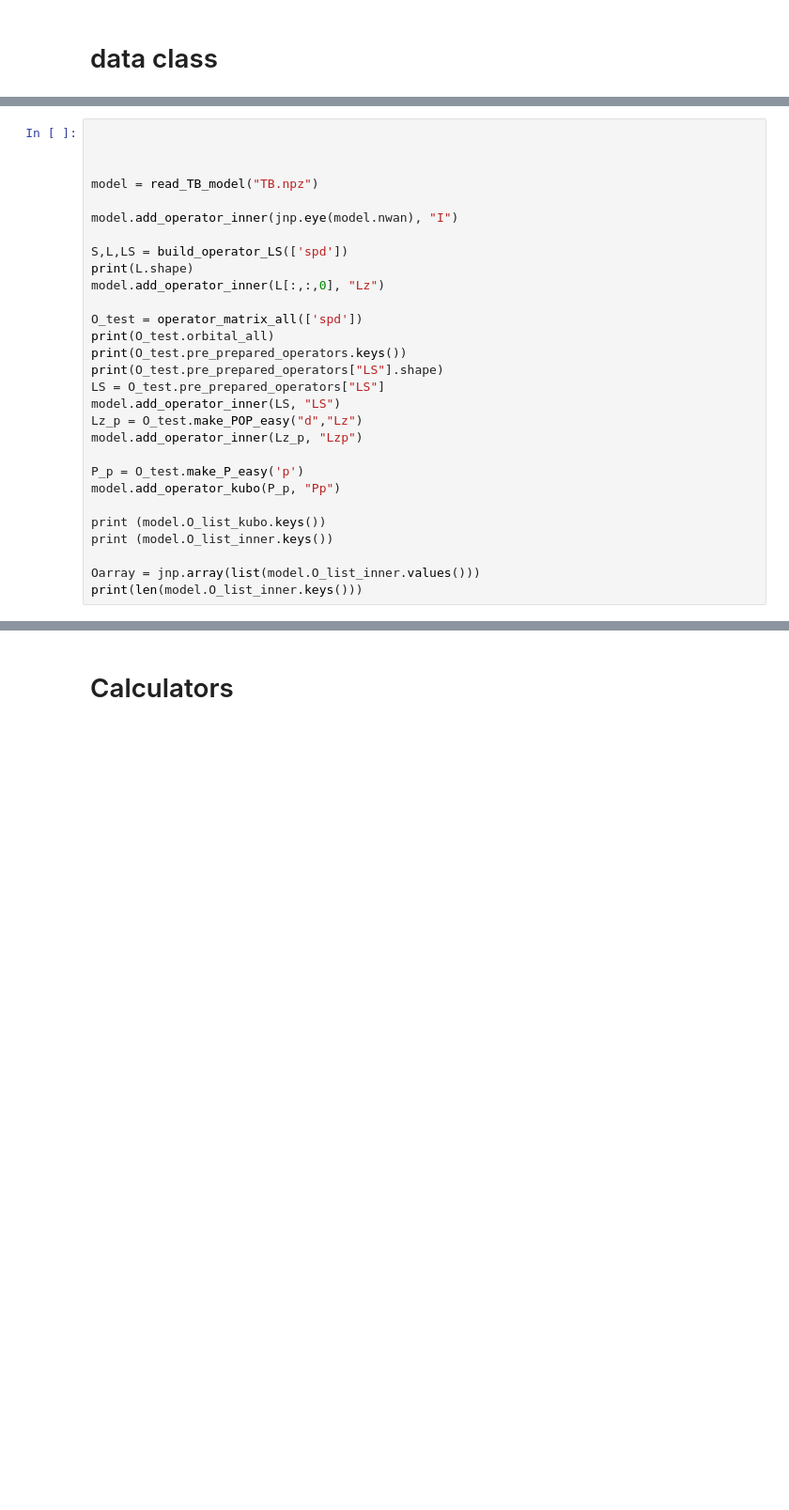
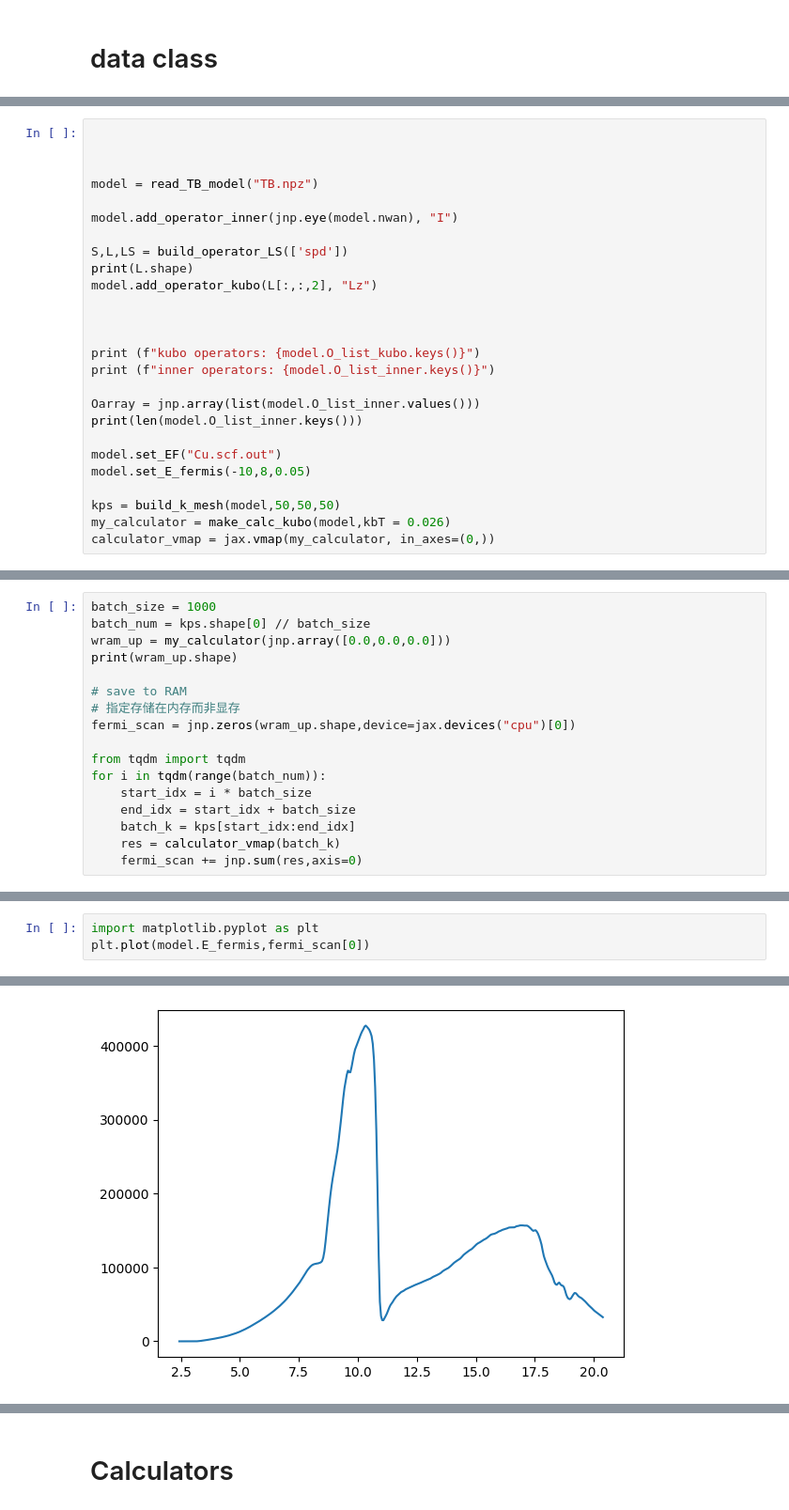
Before and after one commit to wenchenyue/wen, a Jupyter notebook: dev.ipynb, the cells around one changed output, grey strips where cells are left out. Shown at 94% size. Drawn from its saved outputs; the diff is of its cells as text; blank space fills up the shorter version.

Commit message:
core calculation test pass

```diff
--- a/dev.ipynb
+++ b/dev.ipynb
@@ -151,25 +160,22 @@ model.add_operator_inner(jnp.eye(model.nwan), "I")
 
 S,L,LS = build_operator_LS(['spd'])
 print(L.shape)
-model.add_operator_inner(L[:,:,0], "Lz")
+model.add_operator_kubo(L[:,:,2], "Lz")
 
-O_test = operator_matrix_all(['spd'])
-print(O_test.orbital_all)
-print(O_test.pre_prepared_operators.keys())
-print(O_test.pre_prepared_operators["LS"].shape)
-LS = O_test.pre_prepared_operators["LS"]
-model.add_operator_inner(LS, "LS")
-Lz_p = O_test.make_POP_easy("d","Lz")
-model.add_operator_inner(Lz_p, "Lzp")
 
-P_p = O_test.make_P_easy('p')
-model.add_operator_kubo(P_p, "Pp")
 
-print (model.O_list_kubo.keys())
-print (model.O_list_inner.keys())
+print (f"kubo operators: {model.O_list_kubo.keys()}")
+print (f"inner operators: {model.O_list_inner.keys()}")
 
 Oarray = jnp.array(list(model.O_list_inner.values()))
 print(len(model.O_list_inner.keys()))
+
+model.set_EF("Cu.scf.out")
+model.set_E_fermis(-10,8,0.05)
+
+kps = build_k_mesh(model,50,50,50)
+my_calculator = make_calc_kubo(model,kbT = 0.026)
+calculator_vmap = jax.vmap(my_calculator, in_axes=(0,))
 # %% [output]
 read_TB_model: read TB.npz
 TB_model: nwan=18, nR=617
@@ -187,0 +195,17 @@ dict_keys(['I', 'Lz', 'LS', 'Lzp'])
+# %%
+batch_size = 1000
+batch_num = kps.shape[0] // batch_size
+wram_up = my_calculator(jnp.array([0.0,0.0,0.0]))
+print(wram_up.shape)
+
+# save to RAM
+# 指定存储在内存而非显存
+fermi_scan = jnp.zeros(wram_up.shape,device=jax.devices("cpu")[0])
+
+from tqdm import tqdm
+for i in tqdm(range(batch_num)):
+    start_idx = i * batch_size
+    end_idx = start_idx + batch_size
+    batch_k = kps[start_idx:end_idx]
+    res = calculator_vmap(batch_k)
+    fermi_scan += jnp.sum(res,axis=0)
@@ -187,0 +214,4 @@ dict_keys(['I', 'Lz', 'LS', 'Lzp'])
+# %%
+import matplotlib.pyplot as plt
+plt.plot(model.E_fermis,fermi_scan[0])
+# %% [output]
@@ -187,0 +219 @@ dict_keys(['I', 'Lz', 'LS', 'Lzp'])
+[figure, added]
```
Also changed, not shown: parts of 12 cells of this notebook, 1 other file.
